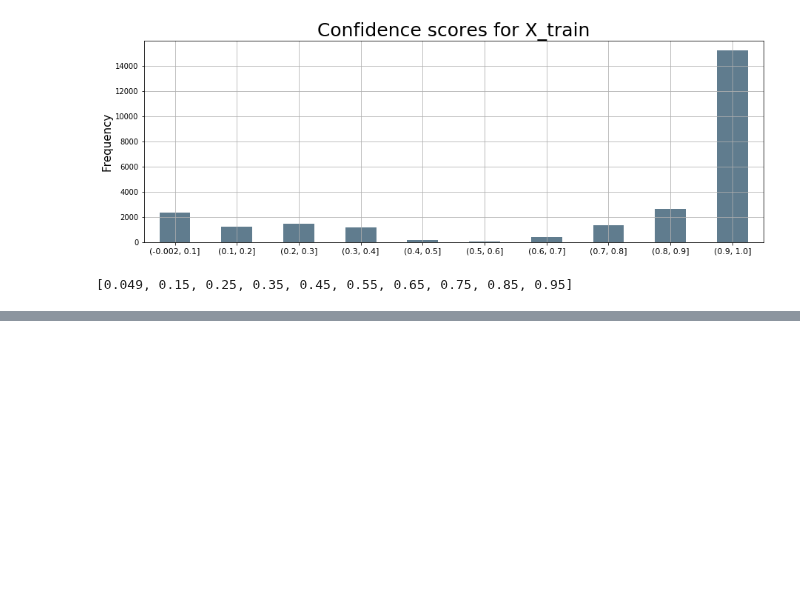
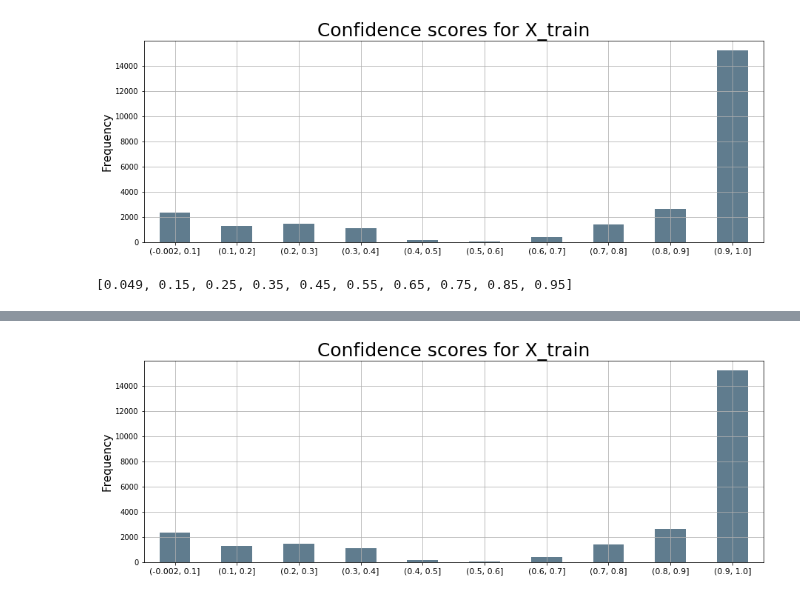
Before and after one commit to roye52371/CTGAN, a Jupyter notebook: Adult.ipynb, the cells around one changed output, grey strips where cells are left out. Cells and saved outputs as stored; diff of their text form; code cells hidden in the pictures; blank space fills up the shorter version.

```diff
--- a/Adult.ipynb
+++ b/Adult.ipynb
@@ -206,0 +166,4 @@ Training CTGAN for c = 0.55...
+# %%
+plot_confidence_levels(y_conf_gen_same_dist, "Confidence scores for X_train")
+# %% [output]
+[figure, added]
```
Also changed, not shown: parts of 6 cells of this notebook.
